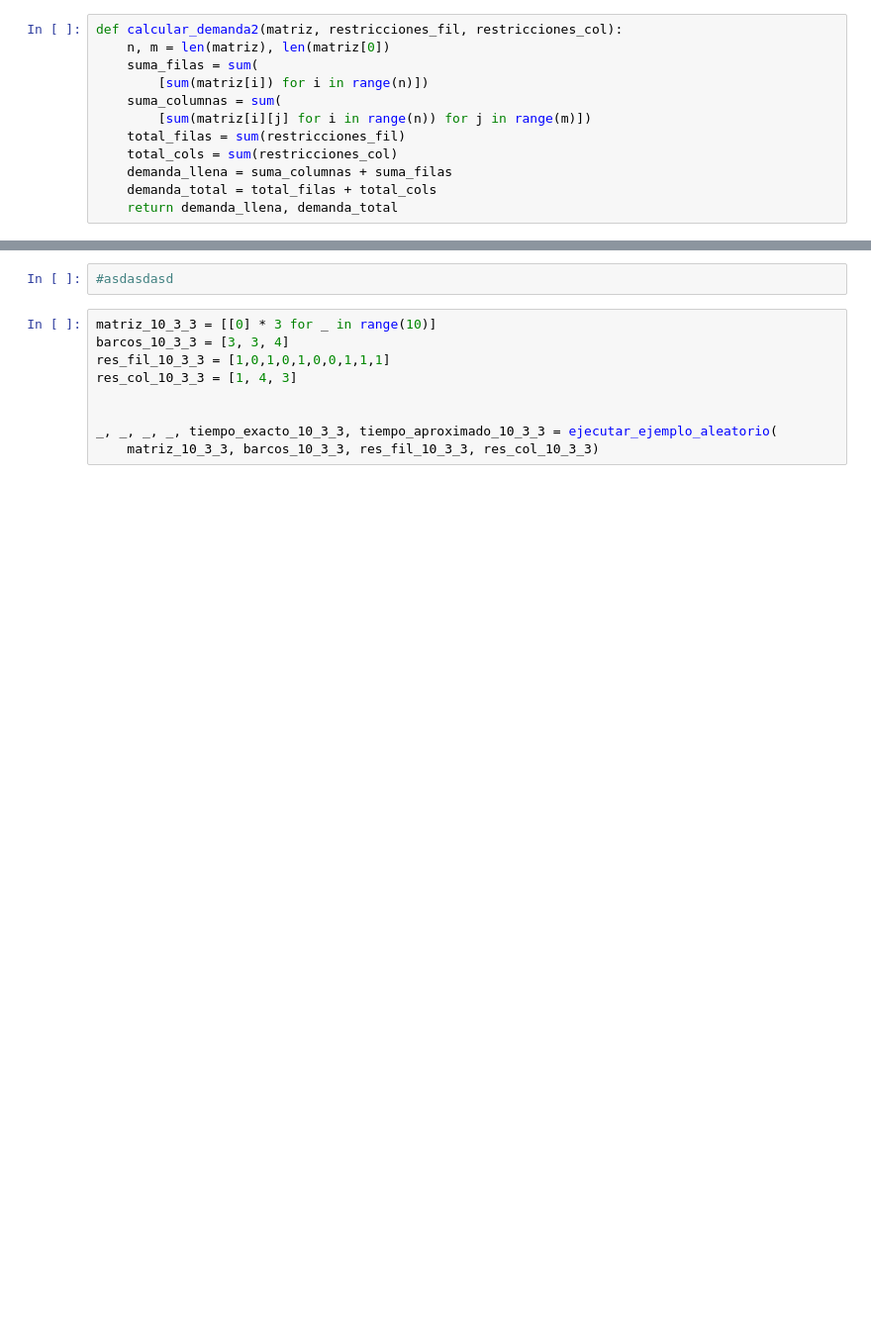
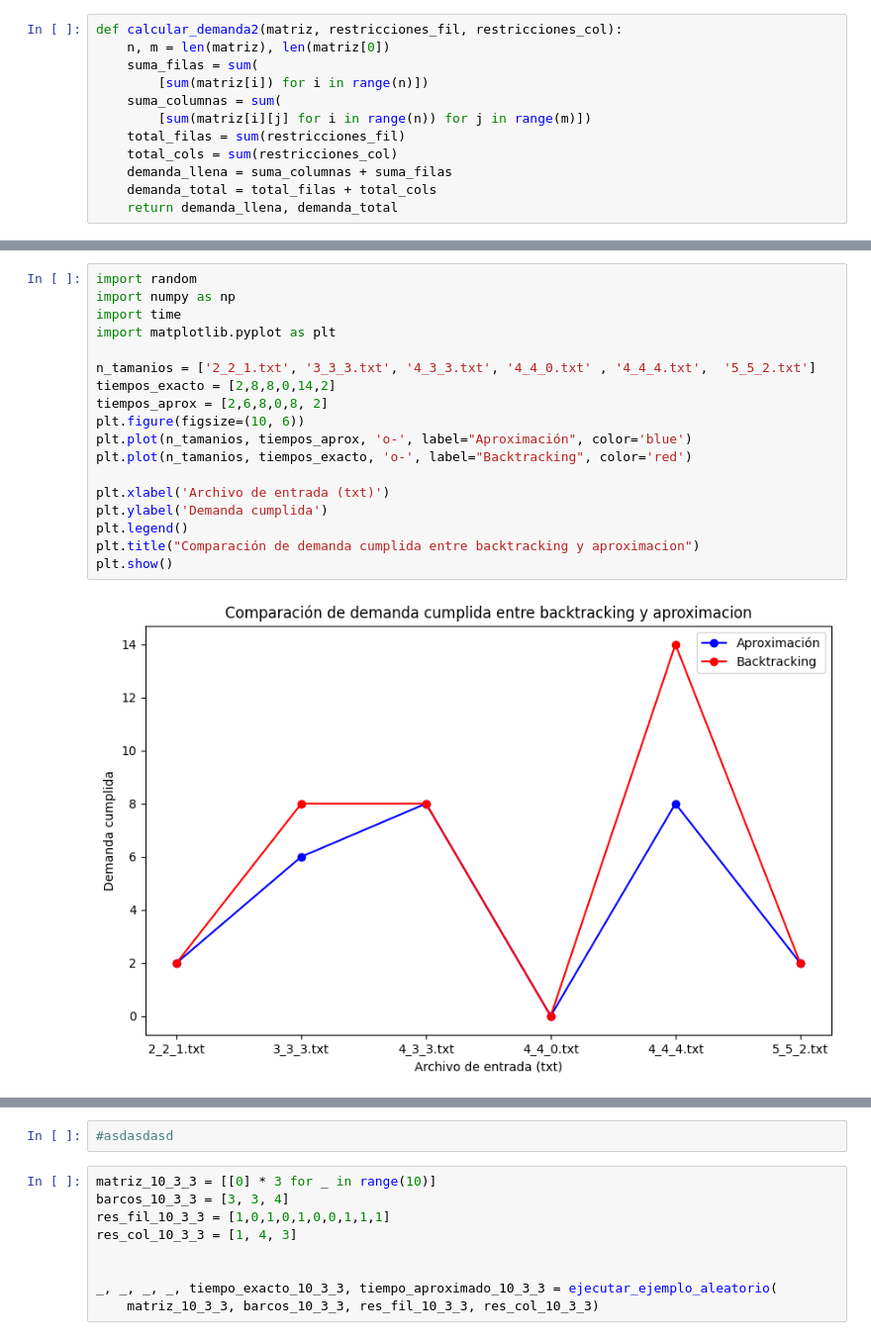
Before and after one commit to delficanoros/TDA-TP3, a Jupyter notebook: Punto6.ipynb, the cells around one changed output, grey strips where cells are left out. Shown at 99% size. Drawn from its saved outputs; the diff is of its cells as text; blank space fills up the shorter version.

```diff
--- a/Punto6.ipynb
+++ b/Punto6.ipynb
@@ -256,3 +360,23 @@ def calcular_demanda2(matriz, restricciones_fil, restricciones_col):
+# %%
+import random
+import numpy as np
+import time
+import matplotlib.pyplot as plt
+
+n_tamanios = ['2_2_1.txt', '3_3_3.txt', '4_3_3.txt', '4_4_0.txt' , '4_4_4.txt',  '5_5_2.txt']
+tiempos_exacto = [2,8,8,0,14,2]
+tiempos_aprox = [2,6,8,0,8, 2]
+plt.figure(figsize=(10, 6))
+plt.plot(n_tamanios, tiempos_aprox, 'o-', label="Aproximación", color='blue')
+plt.plot(n_tamanios, tiempos_exacto, 'o-', label="Backtracking", color='red')
+
+plt.xlabel('Archivo de entrada (txt)')
+plt.ylabel('Demanda cumplida')
+plt.legend()
+plt.title("Comparación de demanda cumplida entre backtracking y aproximacion")
+plt.show()
+# %% [output]
+[figure, added]
 # %%
 
 import time
```
Also changed, not shown: parts of 18 cells of this notebook, 1 other file.
